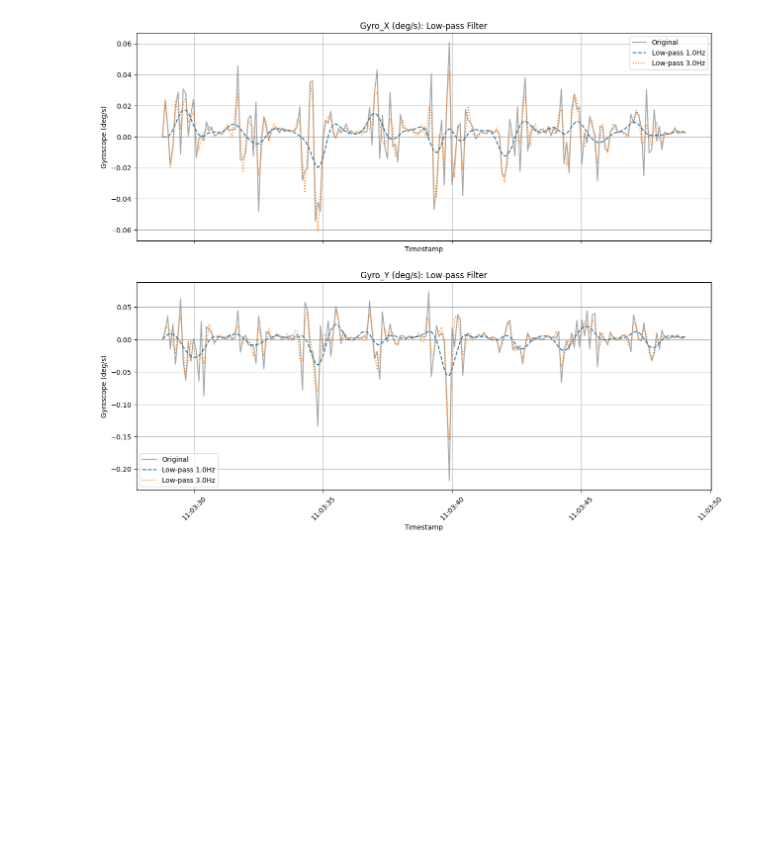
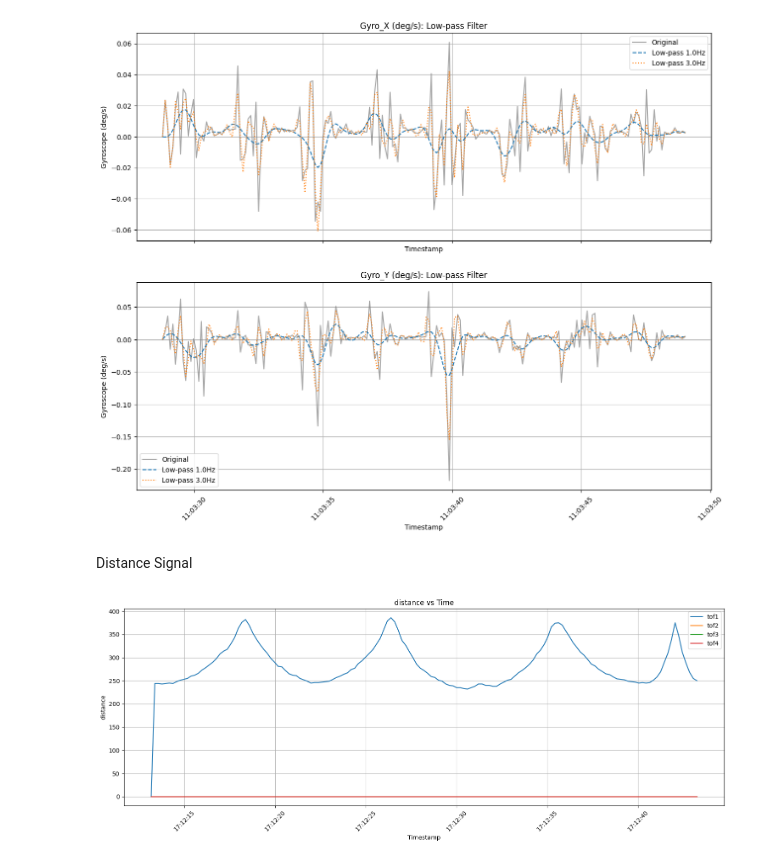
Before and after one commit to Achira03/h2c_work, a Jupyter notebook: aj.sahapong/Filtering.ipynb, the cells around one changed output. Cells and saved outputs as stored; diff of their text form; code cells hidden in the pictures; blank space fills up the shorter version.

```diff
--- a/sahapong.ipynb
+++ b/aj.sahapong/Filtering.ipynb
@@ -288,3 +288,32 @@ for i, col in enumerate(acc_cols):
     axes[i].tick_params(axis='x', rotation=45)
 # %% [output]
 [figure]
+# %% [markdown]
+Distance Signal
+# %%
+import pandas as pd
+import matplotlib.pyplot as plt
+
+# อ่านไฟล์ CSV
+df = pd.read_csv("gimbal_tof_data.csv")
+
+# แปลงคอลัมน์เวลาเป็น datetime
+df['Timestamp'] = pd.to_datetime(df['timestamp'])
+
+# Plot Gyro_X, Gyro_Y, Gyro_Z ในกราฟเดียวกัน
+plt.figure(figsize=(15, 6))
+plt.plot(df['Timestamp'], df['tof1'], label='tof1')
+plt.plot(df['Timestamp'], df['tof2'], label='tof2')
+plt.plot(df['Timestamp'], df['tof3'], label='tof3')
+plt.plot(df['Timestamp'], df['tof4'], label='tof4')
+
+plt.xlabel('Timestamp')
+plt.ylabel('distance')
+plt.title('distance vs Time')
+plt.legend()
+plt.grid(True)
+plt.xticks(rotation=45)
+plt.tight_layout()
+plt.show()
+# %% [output]
+[figure, added]
```
Also changed, not shown: parts of 3 cells of this notebook, 14 other files.
